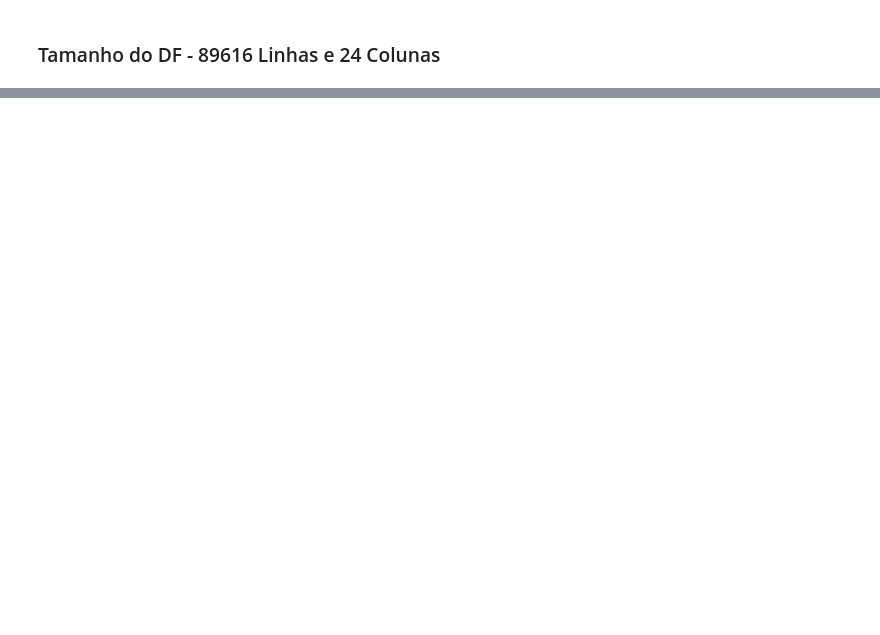
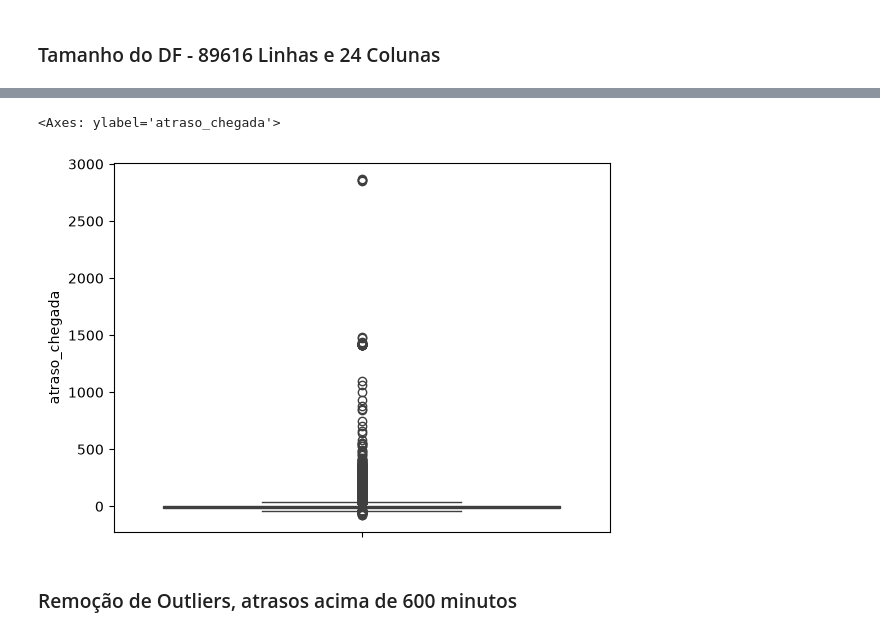
Before and after one commit to Matex0406/Projeto_2_CB, a Jupyter notebook: Projeto_2.ipynb, the cells around one changed output, grey strips where cells are left out. Drawn from its saved outputs; the diff is of its cells as text; code cells hidden in the pictures; blank space fills up the shorter version.

```diff
--- a/Projeto_2.ipynb
+++ b/Projeto_2.ipynb
@@ -45,8 +45,16 @@ import numpy as np
 # %%
 import pandas as pd
 
+df = pd.read_csv(
+    "VRA_2025_01.csv",
+    sep=";",
+    encoding="utf-8",
+    dtype={"Número Voo": str},  # mantém zeros à esquerda (ex.: "0904")
+)
 
-df = pd.read_excel("vra_2025.1.xlsx", sheet_name="VRA_2025_01")
+# no CSV as datas vêm como texto ("01/01/2025 23:55"); converter para data/hora
+for col in ["Partida Prevista", "Partida Real", "Chegada Prevista", "Chegada Real", "Referência"]:
+    df[col] = pd.to_datetime(df[col], dayfirst=True)
 
 print(df.shape)
 df.head()
@@ -67,0 +101,11 @@ df.shape
+# %%
+# atraso de chegada em minutos (positivo = atrasou, negativo = chegou antes)
+df["atraso_chegada"] = (df["Chegada Real"] - df["Chegada Prevista"]).dt.total_seconds() / 60
+
+# versão binária: 1 = atrasou mais de 15 min, 0 = não atrasou
+# voos sem atraso calculável ficam vazios (NA), e não como "não atrasou"
+df["atrasou_15"] = (df["atraso_chegada"] > 15).astype("Int64").mask(df["atraso_chegada"].isna())
+
+# checagens
+print(df["atraso_chegada"].describe())
+print(df["atrasou_15"].value_counts(dropna=False))
@@ -67,0 +165,7 @@ df.shape
+# %%
+pd.set_option("display.max_columns", None)  # mostra todas as colunas nas tabelas
+
+# filtrar as três companhias
+companhias = ["AZU", "TAM", "GLO"]
+df3 = df[df["Sigla ICAO Empresa Aérea"].isin(companhias)].copy()
+print(df3.shape)
@@ -67,0 +203,7 @@ df.shape
+# %%
+sns.boxplot(y = df3['atraso_chegada'])
+# %% [output]
+<Axes: ylabel='atraso_chegada'>
+[figure, added]
+# %% [markdown]
+### Remoção de Outliers, atrasos acima de 600 minutos
```
Also changed, not shown: parts of 14 cells of this notebook.
